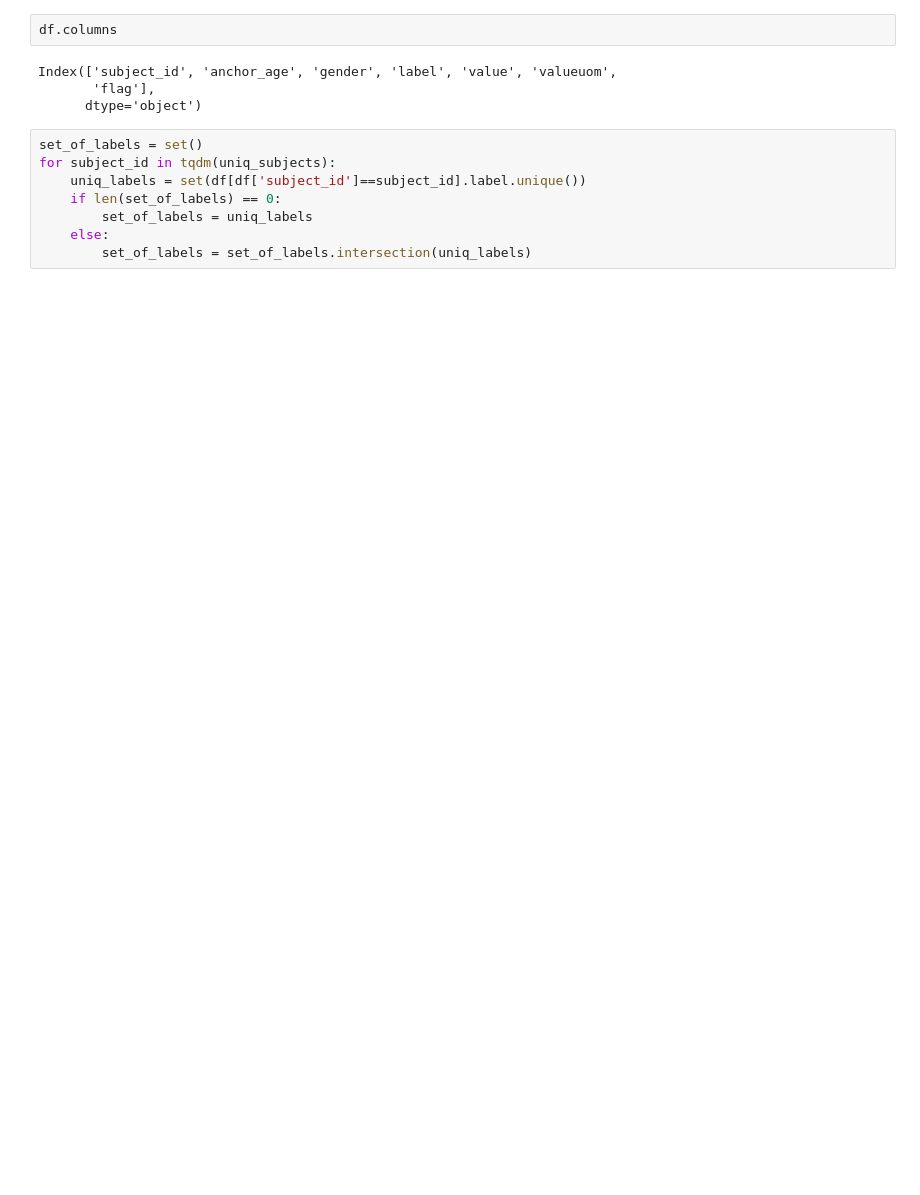
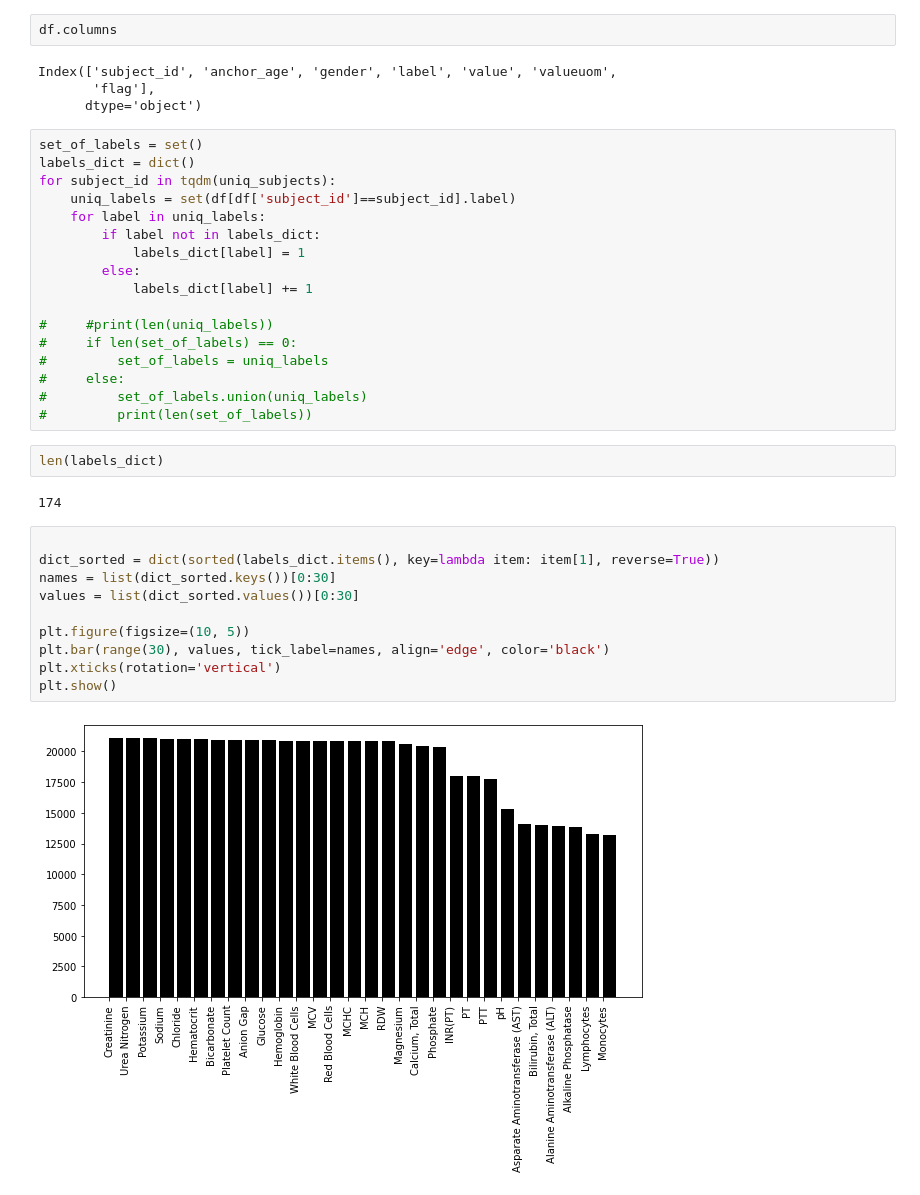
Before and after one commit to priyakumari2/MasterThesis, a Jupyter notebook: filter_data.ipynb, the cells around one changed output. Drawn from its saved outputs; the diff is of its cells as text; blank space fills up the shorter version.

```diff
--- a/filter_data.ipynb
+++ b/filter_data.ipynb
@@ -19,9 +48,34 @@ Index(['subject_id', 'anchor_age', 'gender', 'label', 'value', 'valueuom',
       dtype='object')
 # %%
 set_of_labels = set()
+labels_dict = dict()
 for subject_id in tqdm(uniq_subjects):
-    uniq_labels = set(df[df['subject_id']==subject_id].label.unique())
-    if len(set_of_labels) == 0:
-        set_of_labels = uniq_labels
-    else:
-        set_of_labels = set_of_labels.intersection(uniq_labels)
+    uniq_labels = set(df[df['subject_id']==subject_id].label)
+    for label in uniq_labels:
+        if label not in labels_dict:
+            labels_dict[label] = 1
+        else:
+            labels_dict[label] += 1
+
+#     #print(len(uniq_labels))
+#     if len(set_of_labels) == 0:
+#         set_of_labels = uniq_labels
+#     else:
+#         set_of_labels.union(uniq_labels)
+#         print(len(set_of_labels))
+# %%
+len(labels_dict)
+# %% [output]
+174
+# %%
+
+dict_sorted = dict(sorted(labels_dict.items(), key=lambda item: item[1], reverse=True))
+names = list(dict_sorted.keys())[0:30]
+values = list(dict_sorted.values())[0:30]
+
+plt.figure(figsize=(10, 5))
+plt.bar(range(30), values, tick_label=names, align='edge', color='black')
+plt.xticks(rotation='vertical')
+plt.show()
+# %% [output]
+[figure, added]
```
Also changed, not shown: parts of 20 cells of this notebook.
